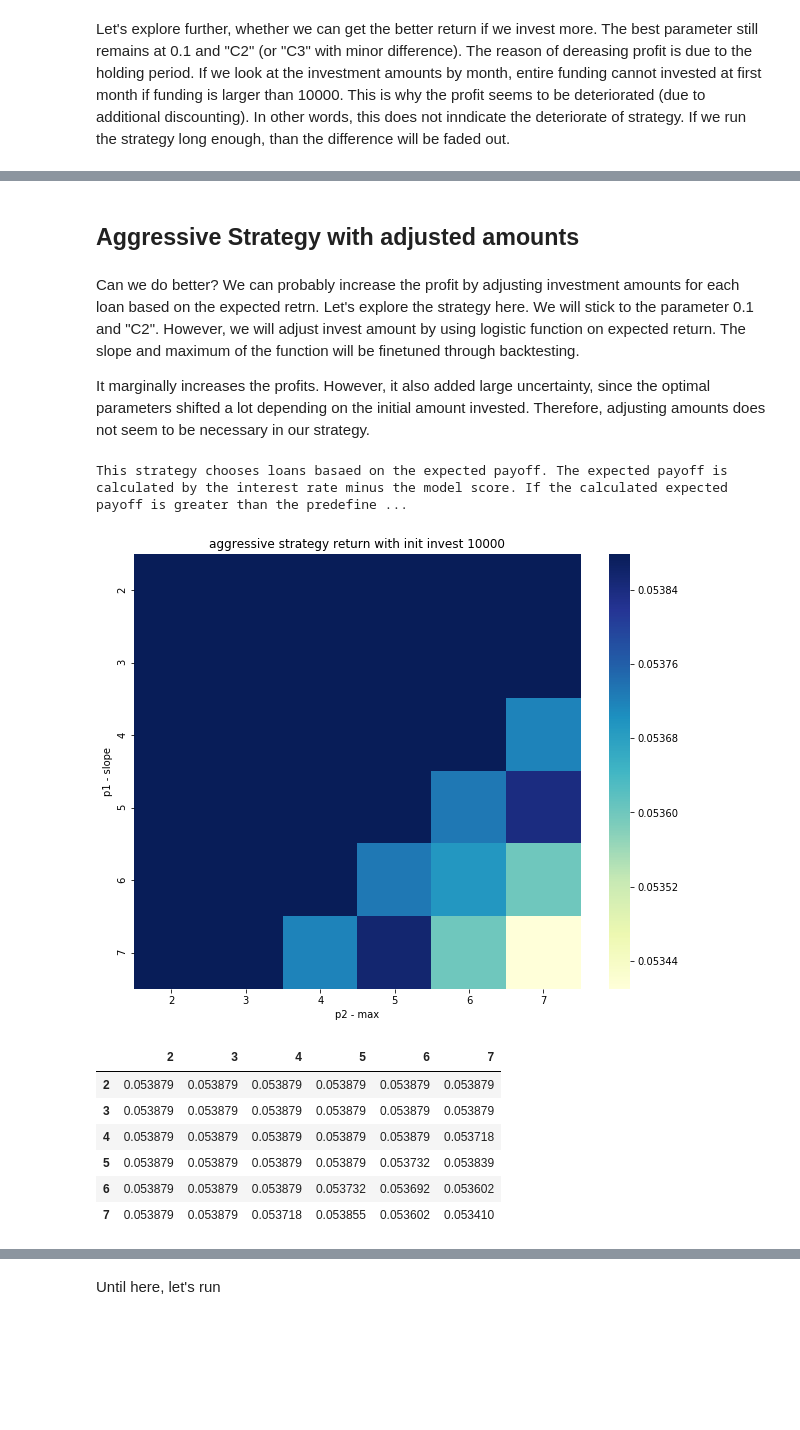
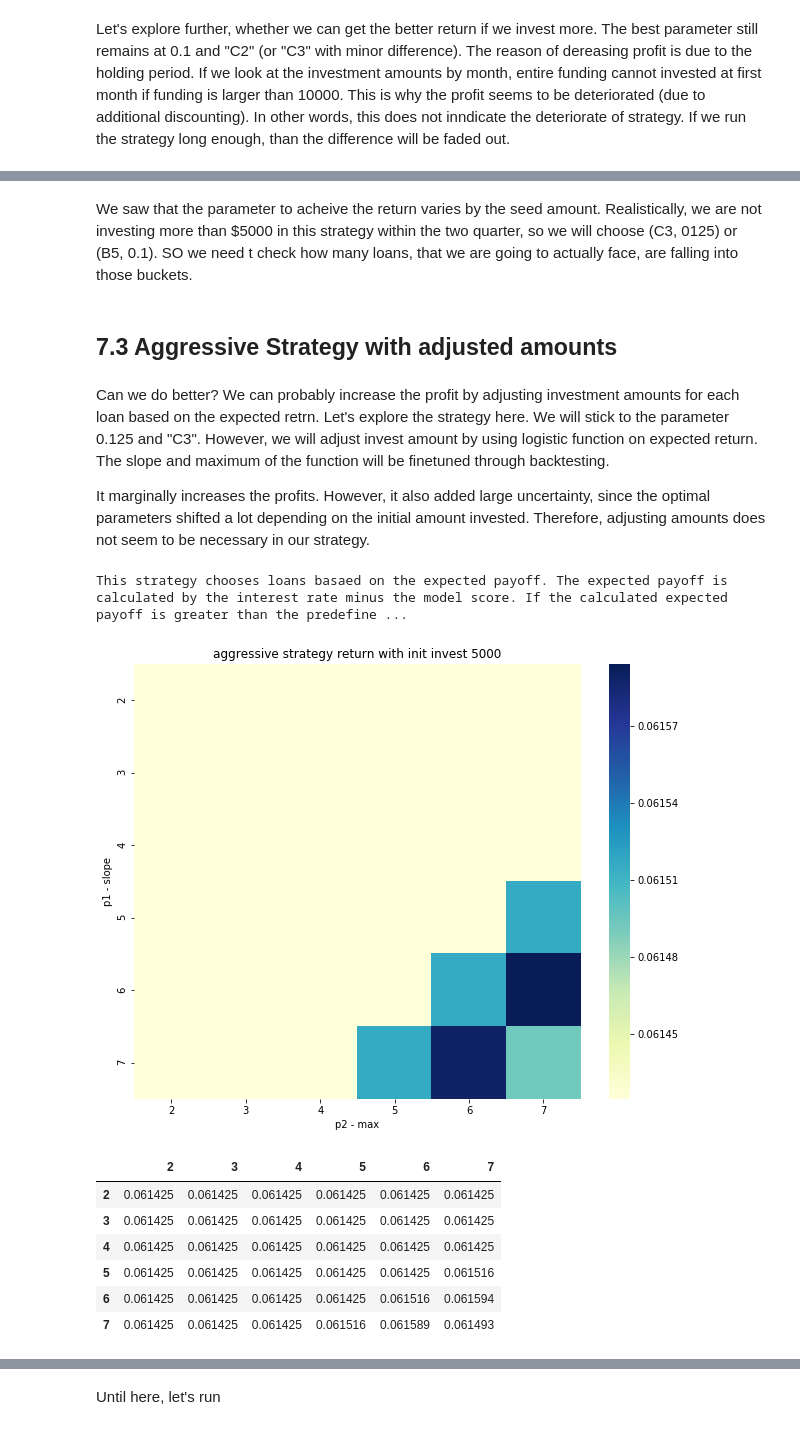
Before and after one commit to syjk0616/LendingClub, a Jupyter notebook: Notebook/Strategy_Investigation_II.ipynb, the cells around one changed output, grey strips where cells are left out. Drawn from its saved outputs; the diff is of its cells as text; code cells hidden in the pictures; blank space fills up the shorter version.

```diff
--- a/Notebook/Strategy_Investigation_II.ipynb
+++ b/Notebook/Strategy_Investigation_II.ipynb
@@ -40,13 +40,12 @@ lc = lendingclub.LendingClub(config)
 transformer = DH.Transformer_full()
 
 # initialize DataHelper
-periodStart = ("Q1", "2014")
-periodEnd = ("Q4", "2016")
+periodStart = ("Q1", "2016")
+periodEnd = ("Q1", "2018")
 DataHelper = DH.DataHelper(periodStart, periodEnd, transformer, lc)
 # %%
 # set training data
 DataHelper.set_training_dataset()
 # %%
 # set test data
-DataHelper.set_test_dataset(["LoanStats_2017Q1.csv", "LoanStats_2017Q2.csv",
-                             "LoanStats_2017Q3.csv", "LoanStats_2017Q4.csv"])
+DataHelper.set_test_dataset(["LoanStats_2018Q2.csv", "LoanStats_2018Q3.csv"])
@@ -92,6 +52,6 @@ Model is saved on temp.sav
 # %%
-# file name
-filename = "temp.sav"
+# saved model
+filename = "xgb_classification_20201223_Prod.sav"
 # %%
 # instantiate from beginning
 xgb = prediction.ModelXGBClassfication(filename)
@@ -249,7 +181,9 @@ summary
+# %% [markdown]
+We saw that the parameter to acheive the return varies by the seed amount. Realistically, we are not investing more than $5000 in this strategy within the two quarter, so we will choose (C3, 0125) or (B5, 0.1). SO we need t check how many loans, that we are going to actually face, are falling into those buckets.
 # %% [markdown]
-## Aggressive Strategy with adjusted amounts
+## 7.3 Aggressive Strategy with adjusted amounts
 # %% [markdown]
-Can we do better? We can probably increase the profit by adjusting investment amounts for each loan based on the expected retrn. Let's explore the strategy here. We will stick to the parameter 0.1 and "C2". However, we will adjust invest amount by using logistic function on expected return. The slope and maximum of the function will be finetuned through backtesting.
+Can we do better? We can probably increase the profit by adjusting investment amounts for each loan based on the expected retrn. Let's explore the strategy here. We will stick to the parameter 0.125 and "C3". However, we will adjust invest amount by using logistic function on expected return. The slope and maximum of the function will be finetuned through backtesting.
 
 It marginally increases the profits. However, it also added large uncertainty, since the optimal parameters shifted a lot depending on the initial amount invested. Therefore, adjusting amounts does not seem to be necessary in our strategy.
 # %%
@@ -260,18 +194,18 @@ This strategy chooses loans basaed on the expected payoff. The expected payoff i
 # %%
 opt = investment.StrategyOptimizer(DataHelper, xgb, strat)
 # %%
-initial = 10000
+initial = 5000
 slopes = list(range(2,8))
 maxs = list(range(2,8))
 
-profits = opt.opt_amountfunc_aggr(slopes, maxs, 0.1, "C2", initial, plot=True)
+profits = opt.opt_amountfunc_aggr(slopes, maxs, 0.125, "C3", initial, plot=True)
 profits
 # %% [output]
-[figure, old version]
+[figure, new version]
 |  | 2 | 3 | 4 | 5 | 6 | 7 |
-| 2 | 0.053879 | 0.053879 | 0.053879 | 0.053879 | 0.053879 | 0.053879 |
-| 3 | 0.053879 | 0.053879 | 0.053879 | 0.053879 | 0.053879 | 0.053879 |
-| 4 | 0.053879 | 0.053879 | 0.053879 | 0.053879 | 0.053879 | 0.053718 |
-| 5 | 0.053879 | 0.053879 | 0.053879 | 0.053879 | 0.053732 | 0.053839 |
-| 6 | 0.053879 | 0.053879 | 0.053879 | 0.053732 | 0.053692 | 0.053602 |
-| 7 | 0.053879 | 0.053879 | 0.053718 | 0.053855 | 0.053602 | 0.053410 |
+| 2 | 0.061425 | 0.061425 | 0.061425 | 0.061425 | 0.061425 | 0.061425 |
+| 3 | 0.061425 | 0.061425 | 0.061425 | 0.061425 | 0.061425 | 0.061425 |
+| 4 | 0.061425 | 0.061425 | 0.061425 | 0.061425 | 0.061425 | 0.061425 |
+| 5 | 0.061425 | 0.061425 | 0.061425 | 0.061425 | 0.061425 | 0.061516 |
+| 6 | 0.061425 | 0.061425 | 0.061425 | 0.061425 | 0.061516 | 0.061594 |
+| 7 | 0.061425 | 0.061425 | 0.061425 | 0.061516 | 0.061589 | 0.061493 |
```
Also changed, not shown: parts of 38 cells of this notebook, 14 other files.
